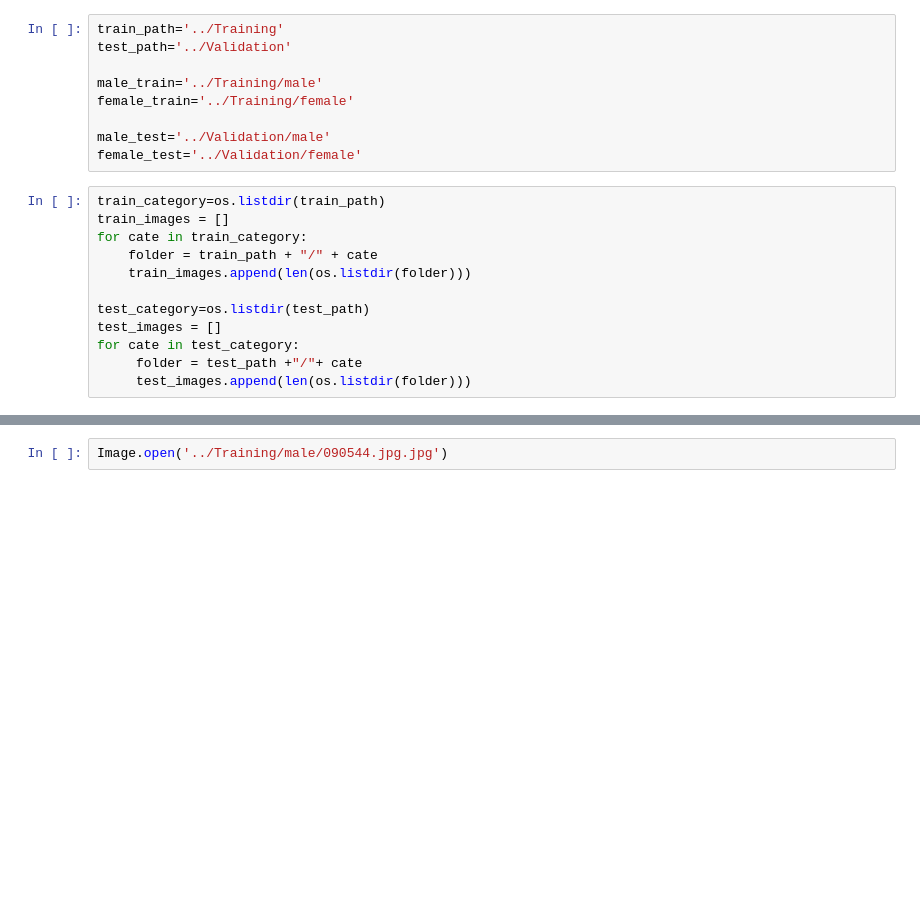
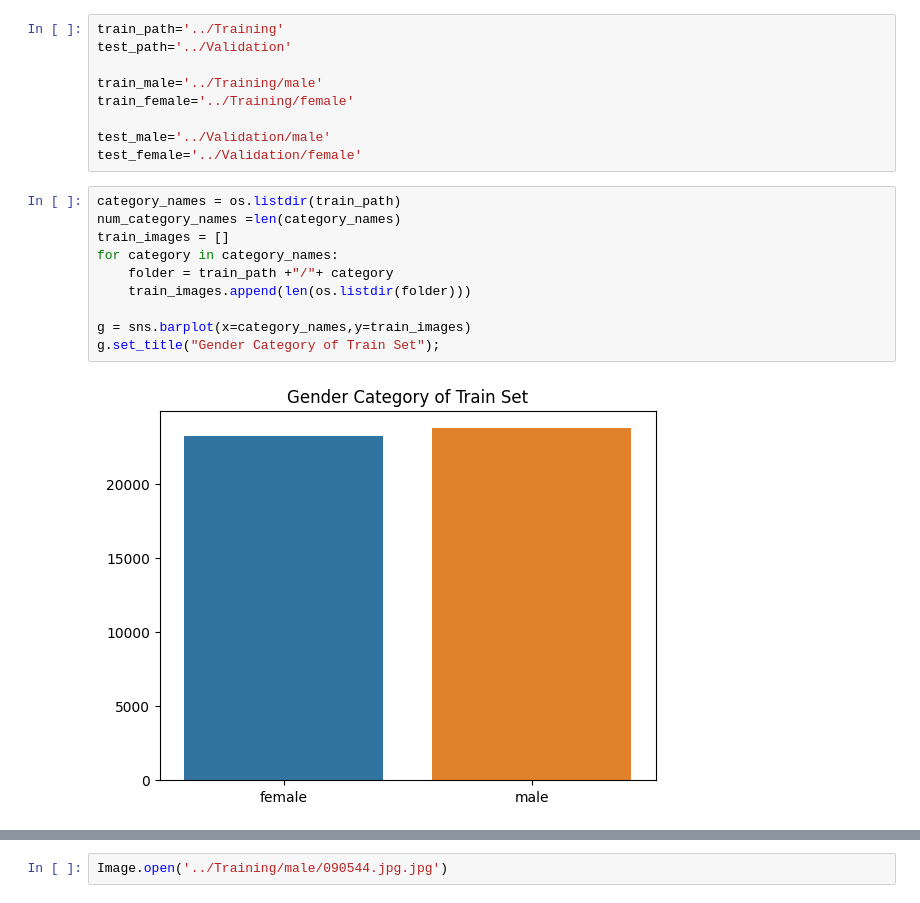
Before and after one commit to Mozes721/MaleOrFemale, a Jupyter notebook: classification/gender-classification-trained-dataset.ipynb, the cells around one changed output, grey strips where cells are left out. Cells and saved outputs as stored; diff of their text form; blank space fills up the shorter version.

```diff
--- a/classification/gender-classification-trained-dataset.ipynb
+++ b/classification/gender-classification-trained-dataset.ipynb
@@ -20,21 +13,21 @@ To enable the following instructions: AVX2 AVX512F AVX512_VNNI FMA, in other ope
 train_path='../Training'
 test_path='../Validation'
 
-male_train='../Training/male'
-female_train='../Training/female'
+train_male='../Training/male'
+train_female='../Training/female'
 
-male_test='../Validation/male'
-female_test='../Validation/female'
+test_male='../Validation/male'
+test_female='../Validation/female'
 # %%
-train_category=os.listdir(train_path)
+category_names = os.listdir(train_path)
+num_category_names =len(category_names)
 train_images = []
-for cate in train_category:
-    folder = train_path + "/" + cate
+for category in category_names:
+    folder = train_path +"/"+ category
     train_images.append(len(os.listdir(folder)))
 
-test_category=os.listdir(test_path)
-test_images = []
-for cate in test_category:
-     folder = test_path +"/"+ cate
-     test_images.append(len(os.listdir(folder)))
+g = sns.barplot(x=category_names,y=train_images)
+g.set_title("Gender Category of Train Set");
+# %% [output]
+[figure, added]
 # %%
```
Also changed, not shown: parts of 21 cells of this notebook, 4 other files.
